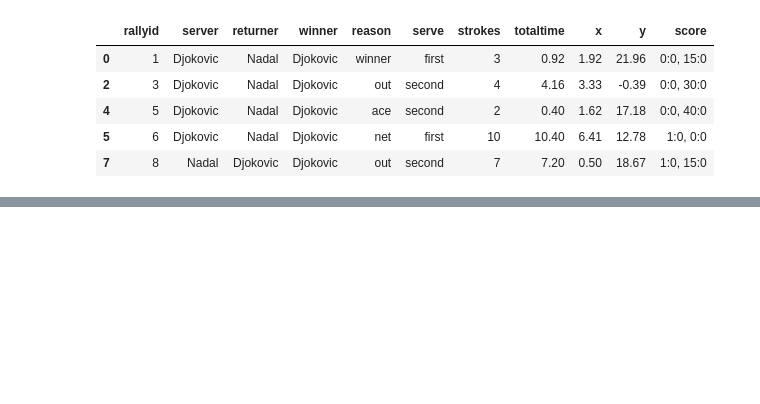
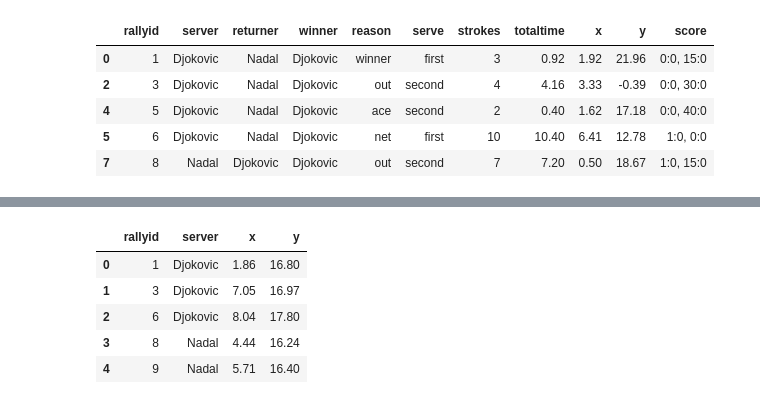
Before and after one commit to zacmcnulty123/data_viz, a Jupyter notebook: Final_Project/Untitled.ipynb, the cells around one changed output, grey strips where cells are left out. Saved outputs shown, nothing was run; the diff lists cells and outputs as text; code cells hidden in the pictures; blank space fills up the shorter version.

```diff
--- a/Final_Project/Untitled.ipynb
+++ b/Final_Project/Untitled.ipynb
@@ -327,0 +428,9 @@ temp2
+# %%
+serves.head()
+# %% [output]
+|  | rallyid | server | x | y |
+| 0 | 1 | Djokovic | 1.86 | 16.80 |
+| 1 | 3 | Djokovic | 7.05 | 16.97 |
+| 2 | 6 | Djokovic | 8.04 | 17.80 |
+| 3 | 8 | Nadal | 4.44 | 16.24 |
+| 4 | 9 | Nadal | 5.71 | 16.40 |
```
Also changed, not shown: parts of 22 cells of this notebook.
